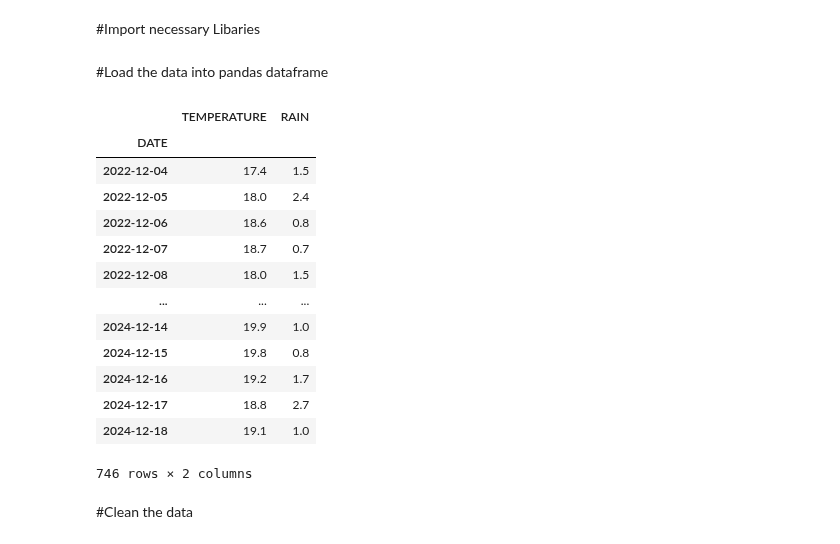
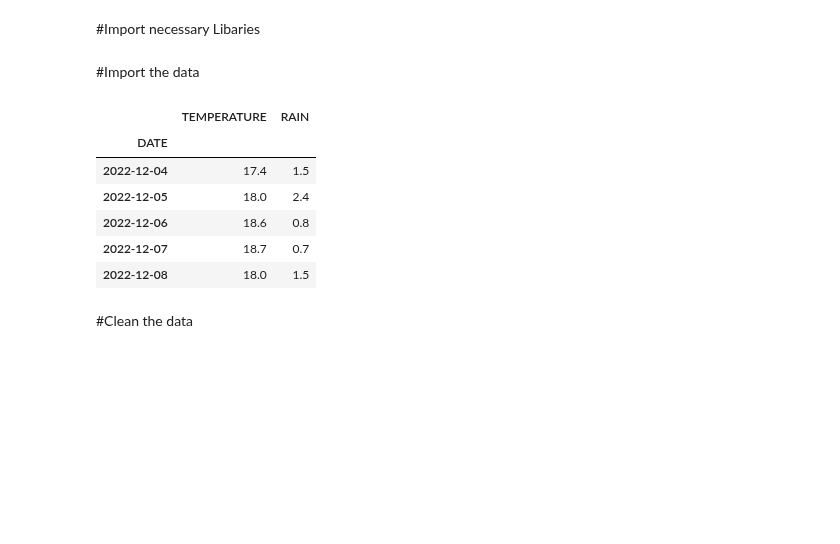
Before and after one commit to Josephnyingi/Clime, a Jupyter notebook: Clime.ipynb, the cells around one changed output. Saved outputs shown, nothing was run; the diff lists cells and outputs as text; code cells hidden in the pictures; blank space fills up the shorter version.

```diff
--- a/Clime.ipynb
+++ b/Clime.ipynb
@@ -17,26 +17,19 @@ from prophet import Prophet
 from prophet.plot import plot_plotly, plot_components_plotly
 from sklearn.metrics import mean_squared_error
 # %% [markdown]
-#Load the data into pandas dataframe
+#Import the data
 # %%
 weather = pd.read_csv("/content/Forecast_Dataset-1.51S37.27E1627m.csv.csv", index_col= "DATE")
-weather
+weather.head()
 #Date is used as our Index (ID)
 # %% [output]
 |  | TEMPERATURE | RAIN |
 | DATE |  |  |
 | 2022-12-04 | 17.4 | 1.5 |
 | 2022-12-05 | 18.0 | 2.4 |
 | 2022-12-06 | 18.6 | 0.8 |
 | 2022-12-07 | 18.7 | 0.7 |
 | 2022-12-08 | 18.0 | 1.5 |
-| ... | ... | ... |
-| 2024-12-14 | 19.9 | 1.0 |
-| 2024-12-15 | 19.8 | 0.8 |
-| 2024-12-16 | 19.2 | 1.7 |
-| 2024-12-17 | 18.8 | 2.7 |
-| 2024-12-18 | 19.1 | 1.0 |
-746 rows × 2 columns
 # %% [markdown]
 #Clean the data
 # %%
```
Also changed, not shown: parts of 19 cells of this notebook.
